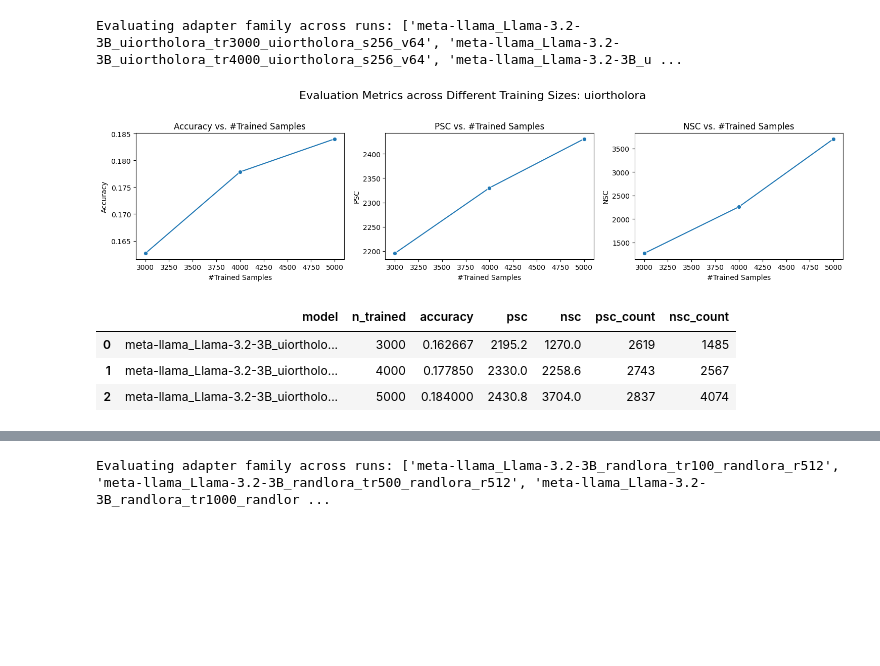
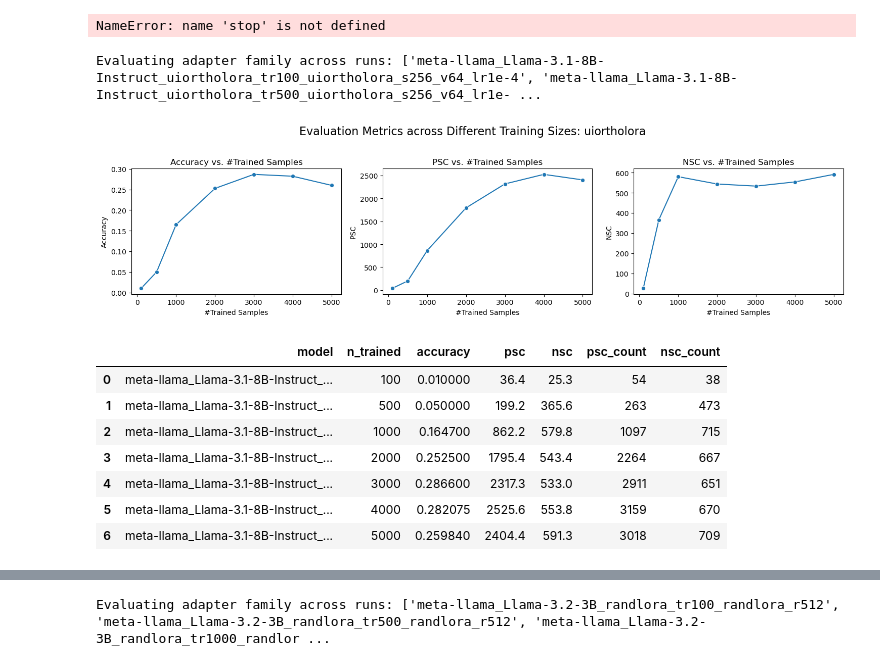
Before and after one commit to Guy-Bilitski/UIOrthoLoRA, a Jupyter notebook: notebooks/tuner_knowledge/notebooks/intrinsic_eval.ipynb, the cells around one changed output, grey strips where cells are left out. Saved outputs shown, nothing was run; the diff lists cells and outputs as text; code cells hidden in the pictures; blank space fills up the shorter version.

Commit message:
added the training script for multiple adapters

```diff
--- a/notebooks/tuner_knowledge/notebooks/intrinsic_eval.ipynb
+++ b/notebooks/tuner_knowledge/notebooks/intrinsic_eval.ipynb
@@ -294,4 +593,4 @@ def evaluate_single_adapter_by_trainedN(
 # %%
-file_path = "../src/results/llama/meta-llama_Llama-3.2-3B_scores_merged.jsonl"
+file_path = "results/merged_all_adapters.jsonl"
 # %%
 df, ft_model_names, ft_score_cols, ft_train_cols, base_score_cols = load_json_to_df(file_path)
@@ -298 +821,5 @@ df, ft_model_names, ft_score_cols, ft_train_cols, base_score_cols = load_json_to
+# %%
+stop
+# %% [output]
+NameError: name 'stop' is not defined
 # %%
@@ -334,13 +861,17 @@ base_model_name = "Llama-3.2-3B"
 # %%
-print(f"Evaluating adapter family across runs: {uiortholora_adapter_models}")
-evaluate_single_adapter_by_trainedN(df, uiortholora_adapter_models, "uiortholora", base_model_name)
+# print(f"Evaluating adapter family across runs: {uiortholora_adapter_models}")
+evaluate_multiple_adapter_by_trainedN(df, uiortholora_adapter_models, "uiortholora", base_model_name)
 # %% [output]
-Evaluating adapter family across runs: ['meta-llama_Llama-3.2-3B_uiortholora_tr3000_uiortholora_s256_v64', 'meta-llama_Llama-3.2-3B_uiortholora_tr4000_uiortholora_s256_v64', 'meta-llama_Llama-3.2-3B_u ...
+Evaluating adapter family across runs: ['meta-llama_Llama-3.1-8B-Instruct_uiortholora_tr100_uiortholora_s256_v64_lr1e-4', 'meta-llama_Llama-3.1-8B-Instruct_uiortholora_tr500_uiortholora_s256_v64_lr1e- ...
-[figure, old version]
+[figure, new version]
 |  | model | n_trained | accuracy | psc | nsc | psc_count | nsc_count |
-| 0 | meta-llama_Llama-3.2-3B_uiortholo... | 3000 | 0.162667 | 2195.2 | 1270.0 | 2619 | 1485 |
-| 1 | meta-llama_Llama-3.2-3B_uiortholo... | 4000 | 0.177850 | 2330.0 | 2258.6 | 2743 | 2567 |
-| 2 | meta-llama_Llama-3.2-3B_uiortholo... | 5000 | 0.184000 | 2430.8 | 3704.0 | 2837 | 4074 |
+| 0 | meta-llama_Llama-3.1-8B-Instruct_... | 100 | 0.010000 | 36.4 | 25.3 | 54 | 38 |
+| 1 | meta-llama_Llama-3.1-8B-Instruct_... | 500 | 0.050000 | 199.2 | 365.6 | 263 | 473 |
+| 2 | meta-llama_Llama-3.1-8B-Instruct_... | 1000 | 0.164700 | 862.2 | 579.8 | 1097 | 715 |
+| 3 | meta-llama_Llama-3.1-8B-Instruct_... | 2000 | 0.252500 | 1795.4 | 543.4 | 2264 | 667 |
+| 4 | meta-llama_Llama-3.1-8B-Instruct_... | 3000 | 0.286600 | 2317.3 | 533.0 | 2911 | 651 |
+| 5 | meta-llama_Llama-3.1-8B-Instruct_... | 4000 | 0.282075 | 2525.6 | 553.8 | 3159 | 670 |
+| 6 | meta-llama_Llama-3.1-8B-Instruct_... | 5000 | 0.259840 | 2404.4 | 591.3 | 3018 | 709 |
 # %%
 print(f"Evaluating adapter family across runs: {lora_adapter_models}")
 evaluate_single_adapter_by_trainedN(df, lora_adapter_models, "lora", base_model_name)
```
Also changed, not shown: parts of 16 cells of this notebook, 10 other files.
